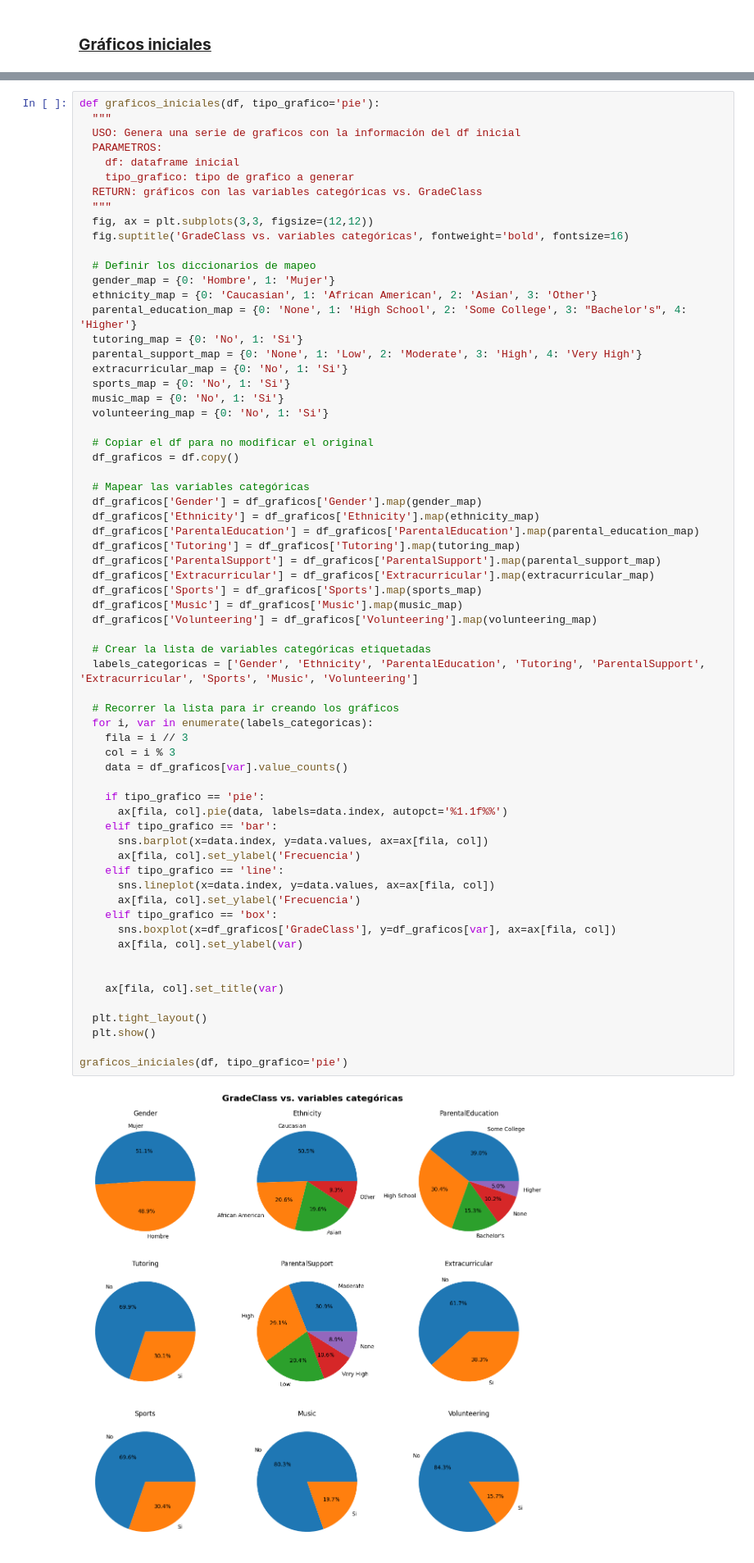
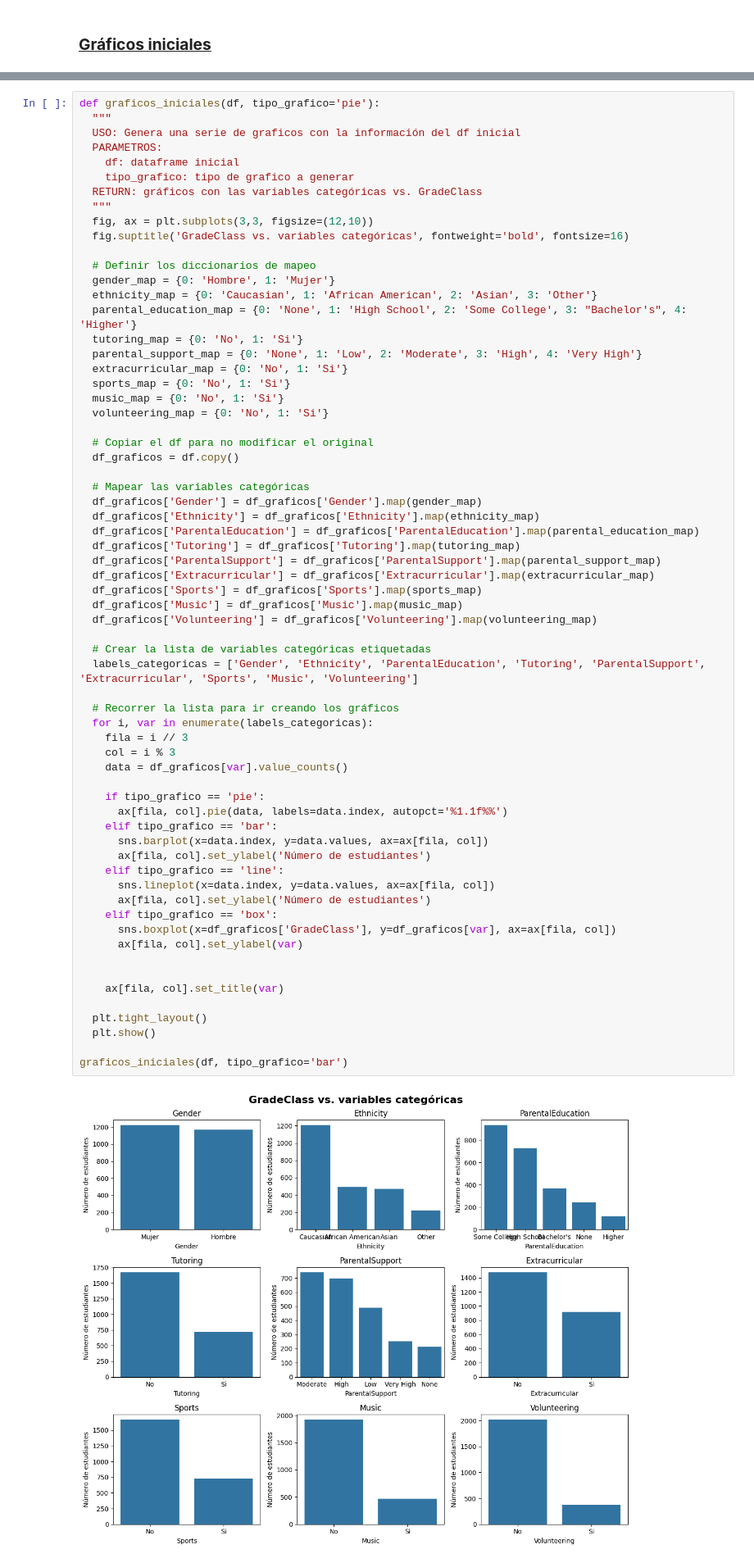
Before and after one commit to MoltenDevLabs/project-4-data-analysis-end-to-end-es, a Jupyter notebook: exploracion_inicial.ipynb, the cells around one changed output, grey strips where cells are left out. Shown at 82% size. Drawn from its saved outputs; the diff is of its cells as text.

```diff
--- a/exploracion_inicial.ipynb
+++ b/exploracion_inicial.ipynb
@@ -204,7 +242,7 @@ def graficos_iniciales(df, tipo_grafico='pie'):
     tipo_grafico: tipo de grafico a generar
   RETURN: gráficos con las variables categóricas vs. GradeClass
   """
-  fig, ax = plt.subplots(3,3, figsize=(12,12))
+  fig, ax = plt.subplots(3,3, figsize=(12,10))
   fig.suptitle('GradeClass vs. variables categóricas', fontweight='bold', fontsize=16)
 
   # Definir los diccionarios de mapeo
@@ -231,34 +269,34 @@ def graficos_iniciales(df, tipo_grafico='pie'):
   df_graficos['Sports'] = df_graficos['Sports'].map(sports_map)
   df_graficos['Music'] = df_graficos['Music'].map(music_map)
   df_graficos['Volunteering'] = df_graficos['Volunteering'].map(volunteering_map)
 
   # Crear la lista de variables categóricas etiquetadas
   labels_categoricas = ['Gender', 'Ethnicity', 'ParentalEducation', 'Tutoring', 'ParentalSupport', 'Extracurricular', 'Sports', 'Music', 'Volunteering']
 
   # Recorrer la lista para ir creando los gráficos
   for i, var in enumerate(labels_categoricas):
     fila = i // 3
     col = i % 3
     data = df_graficos[var].value_counts()
 
     if tipo_grafico == 'pie':
       ax[fila, col].pie(data, labels=data.index, autopct='%1.1f%%')
     elif tipo_grafico == 'bar':
       sns.barplot(x=data.index, y=data.values, ax=ax[fila, col])
-      ax[fila, col].set_ylabel('Frecuencia')
+      ax[fila, col].set_ylabel('Número de estudiantes')
     elif tipo_grafico == 'line':
       sns.lineplot(x=data.index, y=data.values, ax=ax[fila, col])
-      ax[fila, col].set_ylabel('Frecuencia')
+      ax[fila, col].set_ylabel('Número de estudiantes')
     elif tipo_grafico == 'box':
       sns.boxplot(x=df_graficos['GradeClass'], y=df_graficos[var], ax=ax[fila, col])
       ax[fila, col].set_ylabel(var)
 
 
     ax[fila, col].set_title(var)
 
   plt.tight_layout()
   plt.show()
 
-graficos_iniciales(df, tipo_grafico='pie')
+graficos_iniciales(df, tipo_grafico='bar')
 # %% [output]
-[figure, old version]
+[figure, new version]
```
Also changed, not shown: parts of 7 cells of this notebook.
